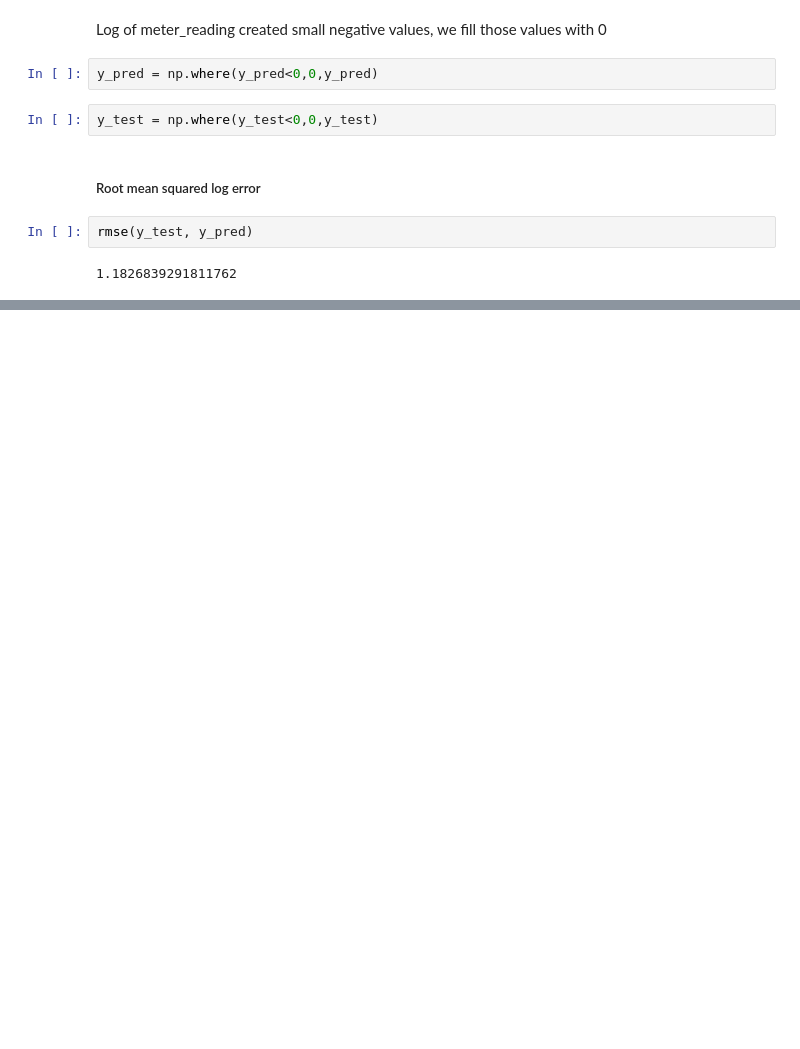
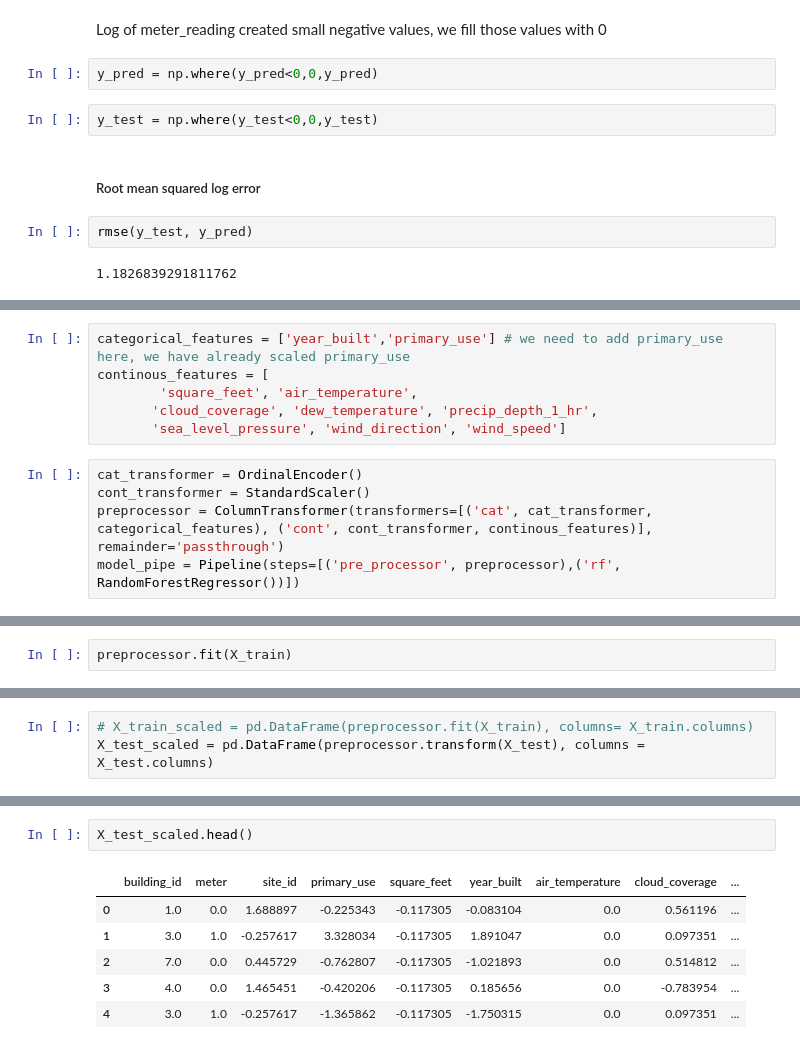
Before and after one commit to akshaypt7/energy_predictor, a Jupyter notebook: Energy_predictor_1.ipynb, the cells around one changed output, grey strips where cells are left out. Cells and saved outputs as stored; diff of their text form; blank space fills up the shorter version.

```diff
--- a/Energy_predictor_1.ipynb
+++ b/Energy_predictor_1.ipynb
@@ -1565,0 +1612,11 @@ rmse(y_test, y_pred)
+# %%
+categorical_features = ['year_built','primary_use'] # we need to add primary_use here, we have already scaled primary_use
+continous_features = [
+        'square_feet', 'air_temperature',
+       'cloud_coverage', 'dew_temperature', 'precip_depth_1_hr',
+       'sea_level_pressure', 'wind_direction', 'wind_speed']
+# %%
+cat_transformer = OrdinalEncoder()
+cont_transformer = StandardScaler()
+preprocessor = ColumnTransformer(transformers=[('cat', cat_transformer, categorical_features), ('cont', cont_transformer, continous_features)], remainder='passthrough')
+model_pipe = Pipeline(steps=[('pre_processor', preprocessor),('rf', RandomForestRegressor())])
@@ -1565,0 +1650,2 @@ rmse(y_test, y_pred)
+# %%
+preprocessor.fit(X_train)
@@ -1565,0 +1667,3 @@ rmse(y_test, y_pred)
+# %%
+# X_train_scaled = pd.DataFrame(preprocessor.fit(X_train), columns= X_train.columns)
+X_test_scaled = pd.DataFrame(preprocessor.transform(X_test), columns = X_test.columns)
@@ -1565,0 +1679,9 @@ rmse(y_test, y_pred)
+# %%
+X_test_scaled.head()
+# %% [output]
+|  | building_id | meter | site_id | primary_use | square_feet | year_built | air_temperature | cloud_coverage | ... |
+| 0 | 1.0 | 0.0 | 1.688897 | -0.225343 | -0.117305 | -0.083104 | 0.0 | 0.561196 | ... |
+| 1 | 3.0 | 1.0 | -0.257617 | 3.328034 | -0.117305 | 1.891047 | 0.0 | 0.097351 | ... |
+| 2 | 7.0 | 0.0 | 0.445729 | -0.762807 | -0.117305 | -1.021893 | 0.0 | 0.514812 | ... |
+| 3 | 4.0 | 0.0 | 1.465451 | -0.420206 | -0.117305 | 0.185656 | 0.0 | -0.783954 | ... |
+| 4 | 3.0 | 1.0 | -0.257617 | -1.365862 | -0.117305 | -1.750315 | 0.0 | 0.097351 | ... |
```
Also changed, not shown: parts of 31 cells of this notebook.
